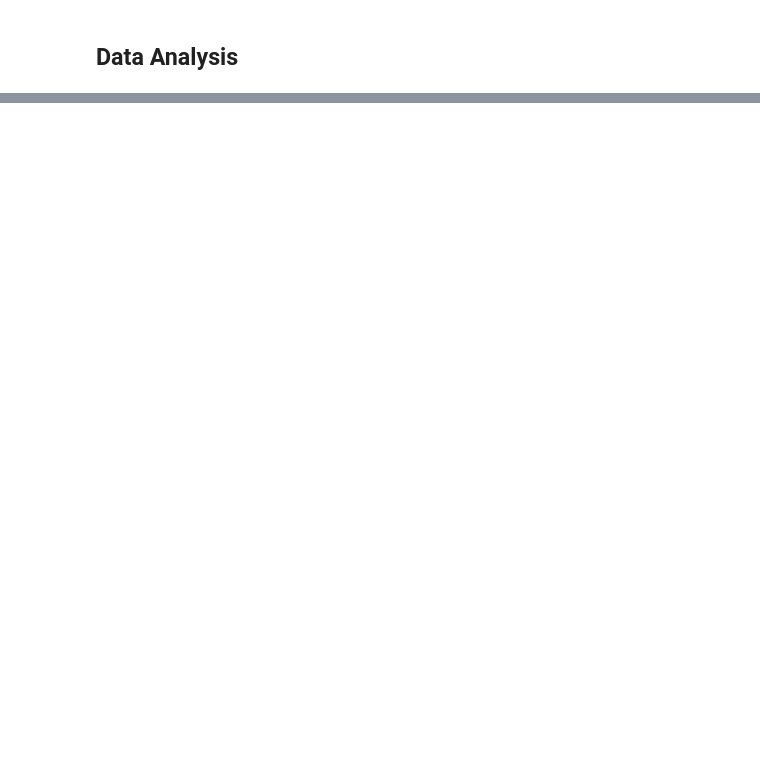
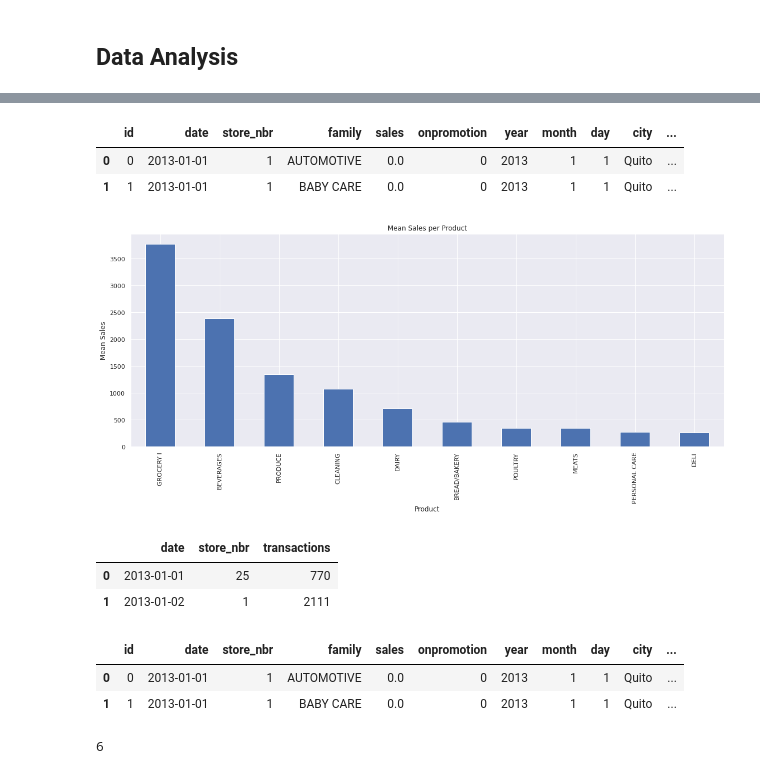
Before and after one commit to BrianChegeGichau/TimeSeries, a Jupyter notebook: TimeSeriesAnalysis.ipynb, the cells around one changed output, grey strips where cells are left out. Saved outputs shown, nothing was run; the diff lists cells and outputs as text; code cells hidden in the pictures; blank space fills up the shorter version.

```diff
--- a/TimeSeriesAnalysis.ipynb
+++ b/TimeSeriesAnalysis.ipynb
@@ -139,0 +133,2 @@ df.head(2)
+# %%
+df2 = df.merge(stores, how='left', on = 'store_nbr')
@@ -160,0 +160,21 @@ plt.show()
+# %%
+df2.head(2)
+# %% [output]
+|  | id | date | store_nbr | family | sales | onpromotion | year | month | day | city | ... |
+| 0 | 0 | 2013-01-01 | 1 | AUTOMOTIVE | 0.0 | 0 | 2013 | 1 | 1 | Quito | ... |
+| 1 | 1 | 2013-01-01 | 1 | BABY CARE | 0.0 | 0 | 2013 | 1 | 1 | Quito | ... |
+# %%
+plt.figure(figsize=(19,7))
+df2.groupby("family")['sales'].mean().sort_values(ascending=False).head(10).plot(kind='bar')
+plt.xlabel('Product')
+plt.ylabel('Mean Sales')
+plt.title('Mean Sales per Product')
+plt.show()
+# %% [output]
+[figure, added]
+# %%
+transactions.head(2)
+# %% [output]
+|  | date | store_nbr | transactions |
+| 0 | 2013-01-01 | 25 | 770 |
+| 1 | 2013-01-02 | 1 | 2111 |
@@ -160,0 +184,10 @@ plt.show()
+# %%
+df3.head(2)
+# %% [output]
+|  | id | date | store_nbr | family | sales | onpromotion | year | month | day | city | ... |
+| 0 | 0 | 2013-01-01 | 1 | AUTOMOTIVE | 0.0 | 0 | 2013 | 1 | 1 | Quito | ... |
+| 1 | 1 | 2013-01-01 | 1 | BABY CARE | 0.0 | 0 | 2013 | 1 | 1 | Quito | ... |
+# %%
+df3['type_y'].nunique()
+# %% [output]
+6
```
Also changed, not shown: parts of 17 cells of this notebook.
